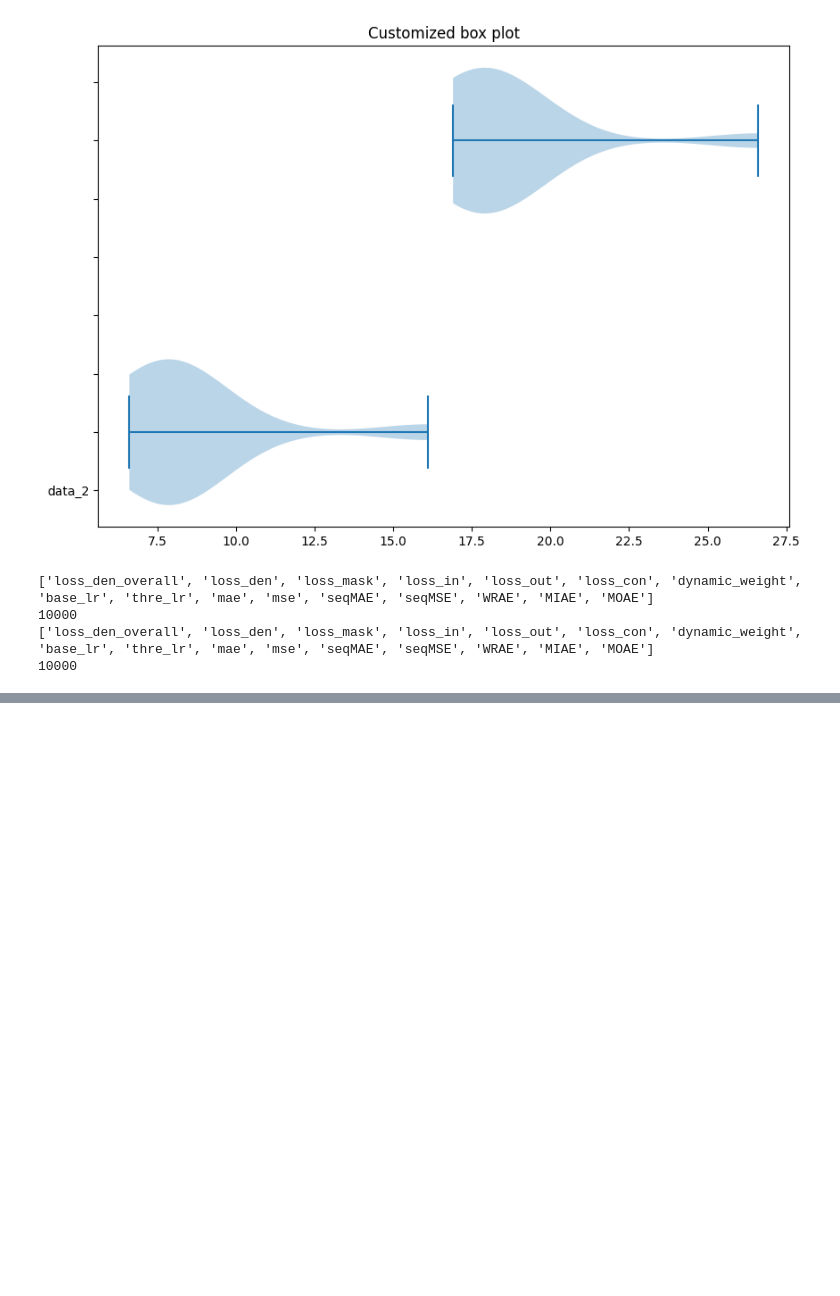
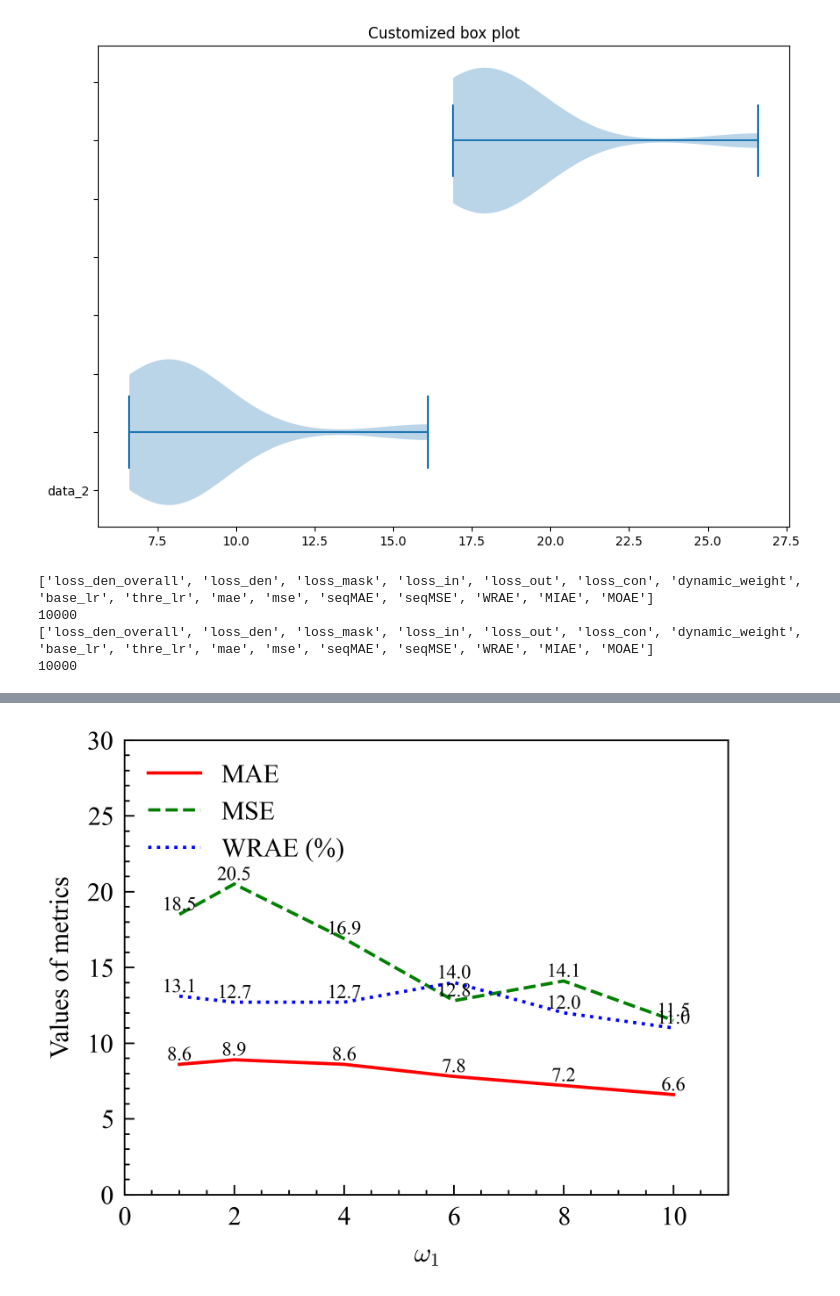
Before and after one commit to LeoHuang0511/DAANet, a Jupyter notebook: notebooks/notebook.ipynb, the cells around one changed output, grey strips where cells are left out. Cells and saved outputs as stored; diff of their text form; code cells hidden in the pictures; blank space fills up the shorter version.

```diff
--- a/notebooks/notebook.ipynb
+++ b/notebooks/notebook.ipynb
@@ -319,0 +356,30 @@ plt.show()
+# %%
+
+# plt.xticks([xticks])
+
+
+# font = font_manager.FontProperties(;family'='Times New Roman')
+plt.rc('font', family='Times New Roman')
+# Example: plot cos(x), sin(x), and sinc(x) in the same figure
+# plt.xscale('log')
+
+plt.ylabel('Values of metrics')
+
+for a,b,c,d in zip(mae, mse, wrae,xticks):
+    plt.text(d,a,a,ha='center',va='bottom',fontsize=6)
+    plt.text(d,b,b,ha='center',va='bottom',fontsize=6)
+    plt.text(d,c,c,ha='center',va='bottom',fontsize=6)
+
+plt.ylim([0,30])
+plt.xlim([0,xticks[-1]+gap])
+
+plt.plot(xticks, mae, 'red')   # black dashed line, with "+" markers
+plt.plot(xticks, mse, 'green')
+plt.plot(xticks, wrae, 'blue')     # green dimonds (no line)
+  # green dimonds (no line)
+plt.legend(['MAE','MSE', 'WRAE (%)'],prop={'family':'Times New Roman'},loc='upper left')
+plt.xlabel(f'$\\{hyper}$')
+plt.savefig('../ECCV_SOFA-'+hyper+'.pdf')
+plt.show()
+# %% [output]
+[figure, added]
```
Also changed, not shown: parts of 4 cells of this notebook, 16 other files.
